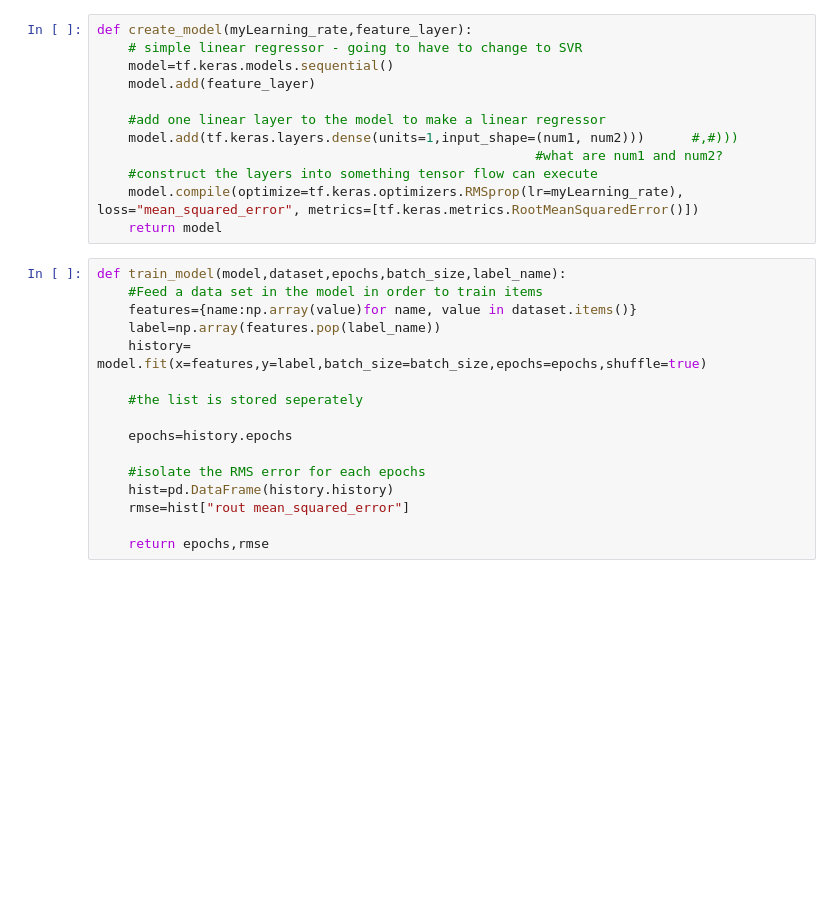
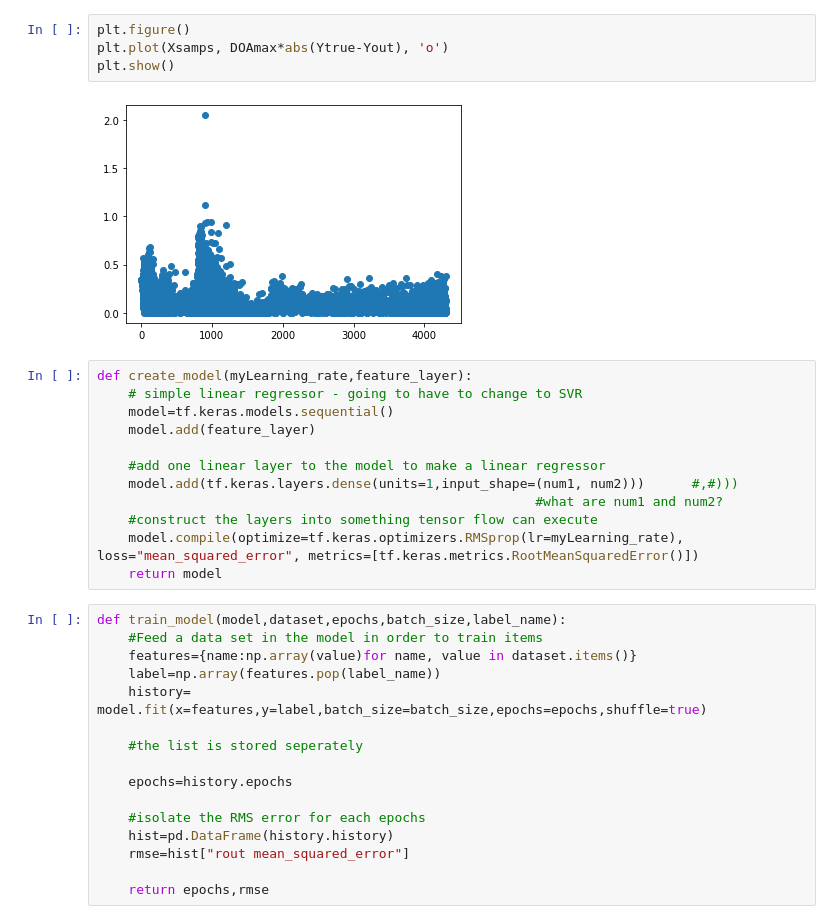
Before and after one commit to mbisbano1/MLDOA_ET, a Jupyter notebook: ML Code/MLDOA.ipynb, the cells around one changed output. Cells and saved outputs as stored; diff of their text form; blank space fills up the shorter version.

```diff
--- a/ML Code/MLDOA.ipynb
+++ b/ML Code/MLDOA.ipynb
@@ -81,3 +254,9 @@ label_name="DOA" #here we would put whatever the header is in the csv
+# %%
+plt.figure()
+plt.plot(Xsamps, DOAmax*abs(Ytrue-Yout), 'o')
+plt.show()
+# %% [output]
+[figure, added]
 # %%
 def create_model(myLearning_rate,feature_layer):
 	# simple linear regressor - going to have to change to SVR
```
Also changed, not shown: parts of 15 cells of this notebook.
